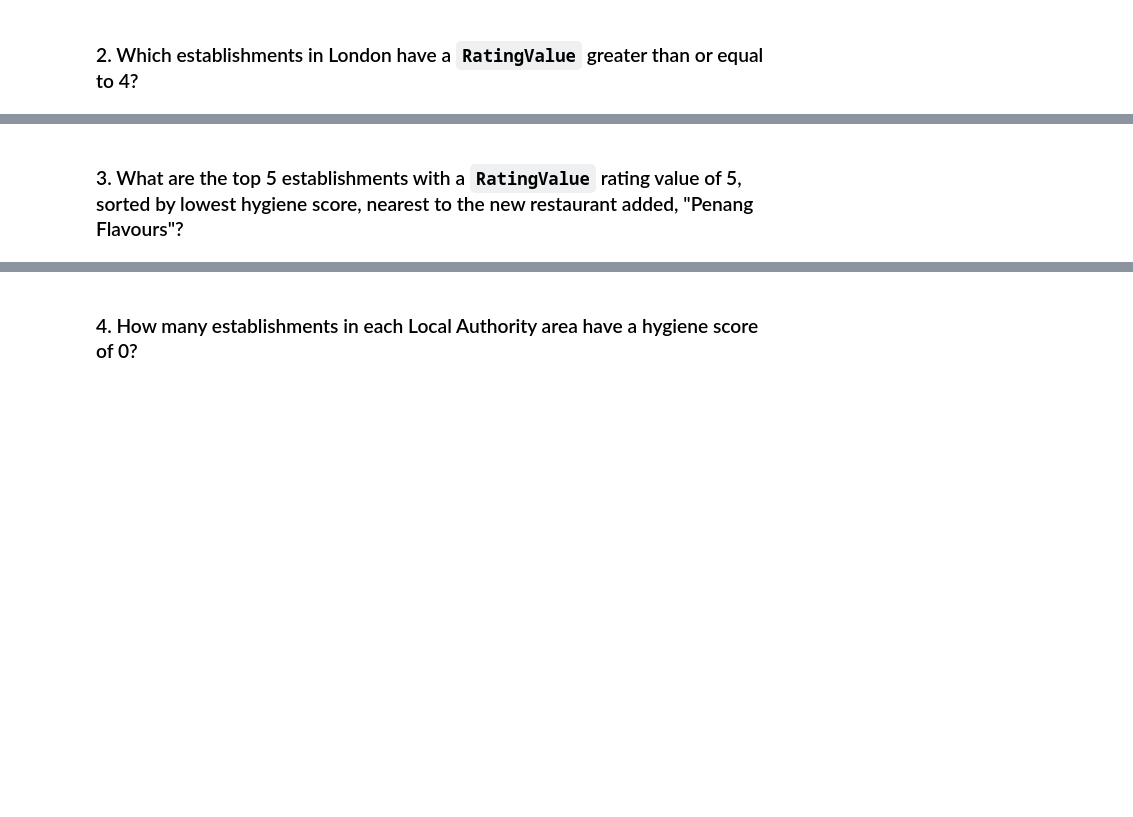
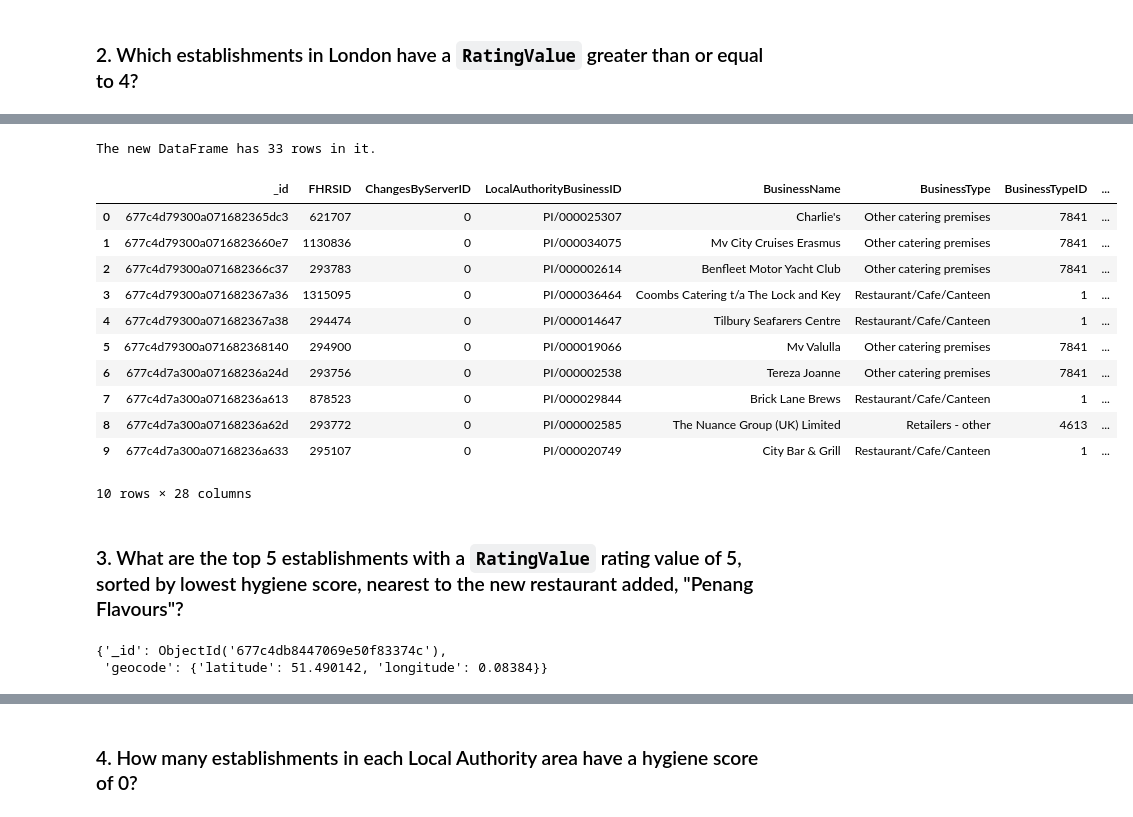
Before and after one commit to Cmagor1819/nosql-challenge, a Jupyter notebook: Starter_Code/NoSQL_analysis_starter.ipynb, the cells around one changed output, grey strips where cells are left out. Drawn from its saved outputs; the diff is of its cells as text; code cells hidden in the pictures; blank space fills up the shorter version.

```diff
--- a/Starter_Code/NoSQL_analysis_starter.ipynb
+++ b/Starter_Code/NoSQL_analysis_starter.ipynb
@@ -65,8 +81,12 @@ pprint(establishments.find_one(query))
 ### 2. Which establishments in London have a `RatingValue` greater than or equal to 4?
 # %%
 # Find the establishments with London as the Local Authority and has a RatingValue greater than or equal to 4.
-query =
-
+query1 = {"LocalAuthorityName": {"$regex": "London"},
+         "RatingValue": {"$gte": 4}}
+result = list(establishments.find(query1))
 # Use count_documents to display the number of documents in the result
+doc_count2 = establishments.count_documents(query1)
+print(f"There are {doc_count2} establishments in London with a RatingValue of 4 or higher.")
 
 # Display the first document in the results using pprint
+pprint(result[0])
@@ -73,11 +111,32 @@ query =
 # %%
 # Convert the result to a Pandas DataFrame
-
+establishments_df2 = pd.DataFrame(result)
 # Display the number of rows in the DataFrame
-
+print(f"The new DataFrame has {len(establishments_df2)} rows in it.")
 # Display the first 10 rows of the DataFrame
+establishments_df2.head(10)
+# %% [output]
+The new DataFrame has 33 rows in it.
+|  | _id | FHRSID | ChangesByServerID | LocalAuthorityBusinessID | BusinessName | BusinessType | BusinessTypeID | ... |
+| 0 | 677c4d79300a071682365dc3 | 621707 | 0 | PI/000025307 | Charlie's | Other catering premises | 7841 | ... |
+| 1 | 677c4d79300a0716823660e7 | 1130836 | 0 | PI/000034075 | Mv City Cruises Erasmus | Other catering premises | 7841 | ... |
+| 2 | 677c4d79300a071682366c37 | 293783 | 0 | PI/000002614 | Benfleet Motor Yacht Club | Other catering premises | 7841 | ... |
+| 3 | 677c4d79300a071682367a36 | 1315095 | 0 | PI/000036464 | Coombs Catering t/a The Lock and Key | Restaurant/Cafe/Canteen | 1 | ... |
+| 4 | 677c4d79300a071682367a38 | 294474 | 0 | PI/000014647 | Tilbury Seafarers Centre | Restaurant/Cafe/Canteen | 1 | ... |
+| 5 | 677c4d79300a071682368140 | 294900 | 0 | PI/000019066 | Mv Valulla | Other catering premises | 7841 | ... |
+| 6 | 677c4d7a300a07168236a24d | 293756 | 0 | PI/000002538 | Tereza Joanne | Other catering premises | 7841 | ... |
+| 7 | 677c4d7a300a07168236a613 | 878523 | 0 | PI/000029844 | Brick Lane Brews | Restaurant/Cafe/Canteen | 1 | ... |
+| 8 | 677c4d7a300a07168236a62d | 293772 | 0 | PI/000002585 | The Nuance Group (UK) Limited | Retailers - other | 4613 | ... |
+| 9 | 677c4d7a300a07168236a633 | 295107 | 0 | PI/000020749 | City Bar & Grill | Restaurant/Cafe/Canteen | 1 | ... |
+10 rows × 28 columns
 # %% [markdown]
 ### 3. What are the top 5 establishments with a `RatingValue` rating value of 5, sorted by lowest hygiene score, nearest to the new restaurant added, "Penang Flavours"?
+# %%
+# Fetch the long and lat from "Penang Flavours"
+pprint(establishments.find_one({"BusinessName": "Penang Flavours"}, {"geocode.latitude", "geocode.longitude"}))
+# %% [output]
+{'_id': ObjectId('677c4db8447069e50f83374c'),
+ 'geocode': {'latitude': 51.490142, 'longitude': 0.08384}}
 # %%
 # Search within 0.01 degree on either side of the latitude and longitude.
 # Rating value must equal 5
```
Also changed, not shown: parts of 8 cells of this notebook, 1 other file.
